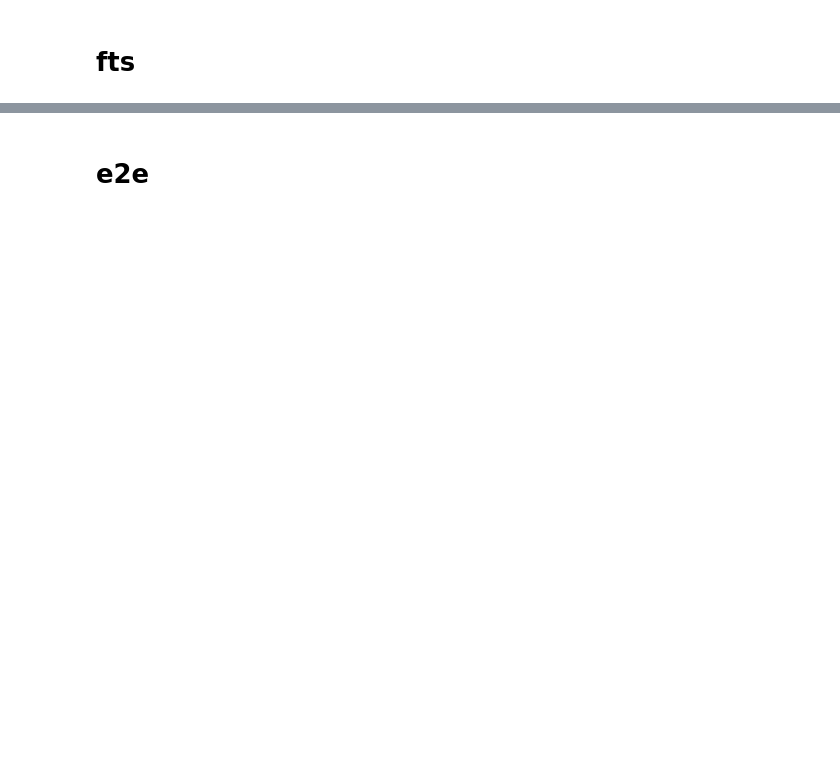
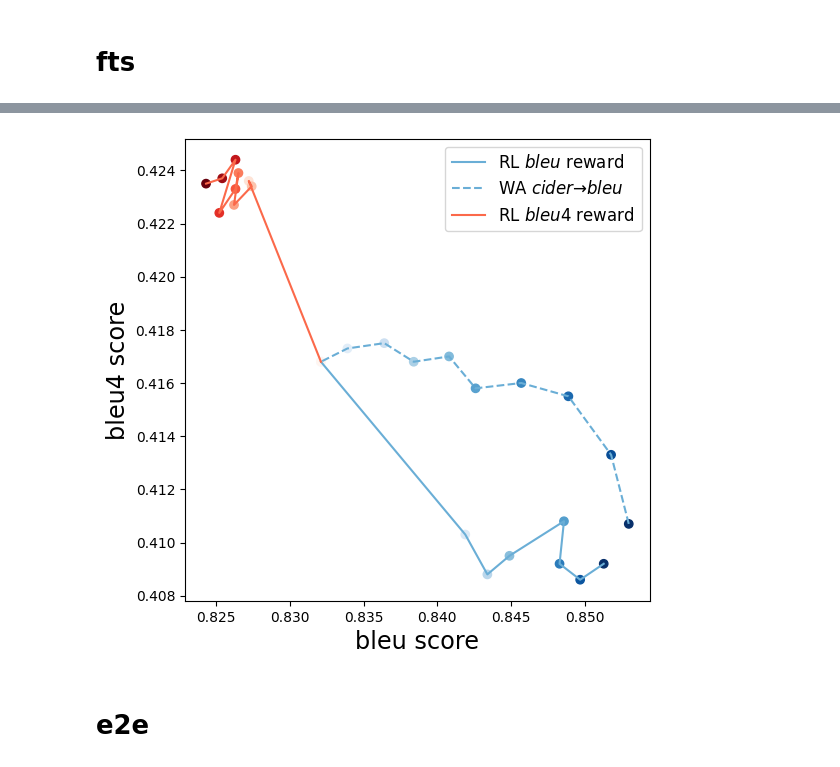
Before and after one commit to alexrame/domainbedv2, a Jupyter notebook: notebooks/rl/captioning/wa_rl_captioning.ipynb, the cells around one changed output, grey strips where cells are left out. Cells and saved outputs as stored; diff of their text form; code cells hidden in the pictures; blank space fills up the shorter version.

```diff
--- a/notebooks/rl/captioning/wa_rl_captioning.ipynb
+++ b/notebooks/rl/captioning/wa_rl_captioning.ipynb
@@ -106,2 +161,25 @@ fig_dr = plot.plot_key(
+# %%
+fig_dr = plot.plot_key(
+    [
+        fts_bleu.l_step,
+        fts_bleu.l_wa,
+        fts_bleu4.l_step,
+        #fts_bleu4.l_wa,
+        # fts_bleubleu4.l_step, fts_bleubleu4.l_wa_bleu4bleu
+    ],
+    key_x="Bleu_1",
+    key_y="Bleu_4",
+    labels=[
+        r"RL $bleu$ reward", r"WA $cider \to bleu$", r"RL $bleu4$ reward", r"WA $cider \to bleu4$",
+        r"RL $\frac{bleu+bleu4}{2}$ reward", r"WA $bleu \to bleu4$"
+    ],
+    loc="best",
+    keycolor="lambda",
+    colormaps=['Blues', 'Blues', 'Reds', 'Reds', "Purples", 'Greens'],
+    linestyles=['solid', 'dashed', 'solid', 'dashed', "solid", 'dashdot'],
+    connect_points=True
+)
+# %% [output]
+[figure, added]
 # %% [markdown]
 # e2e
```
Also changed, not shown: parts of 13 cells of this notebook, 37 other files.
